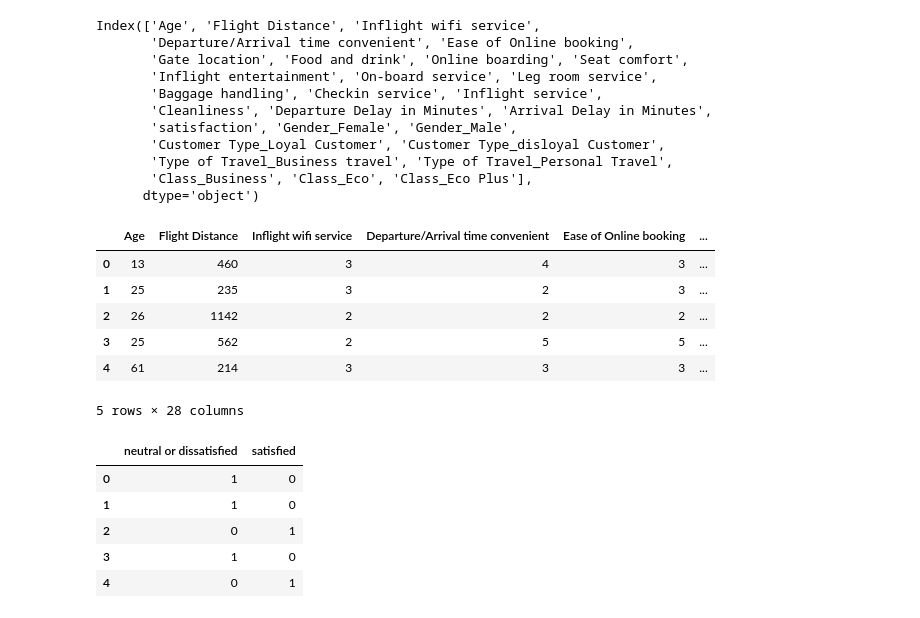
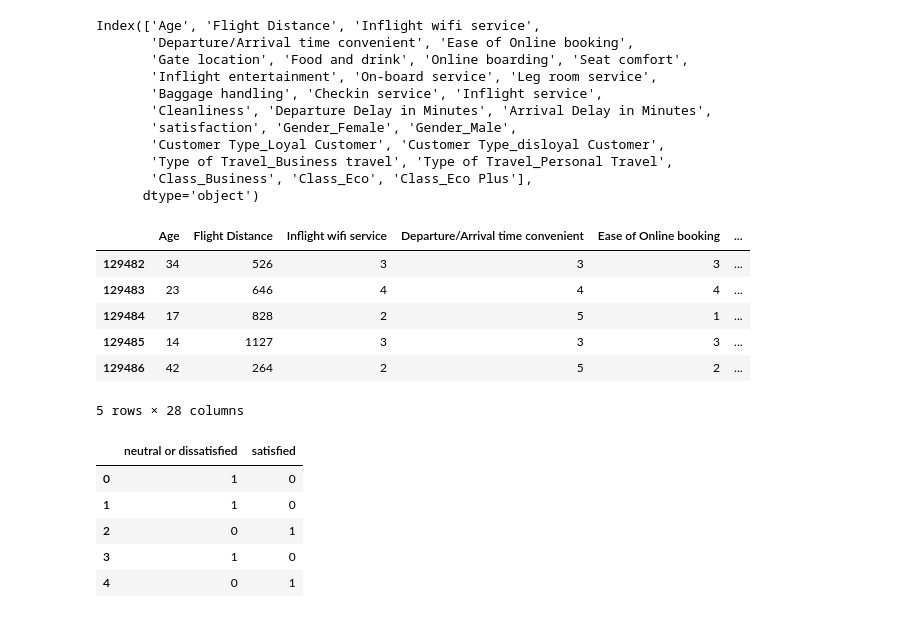
Before and after one commit to AnthonyCampbell208/SC22-BatchB-Frenzied-Physcists, a Jupyter notebook: final_project/model_training.ipynb, the cells around one changed output. Drawn from its saved outputs; the diff is of its cells as text; code cells hidden in the pictures.

```diff
--- a/final_project/model_training.ipynb
+++ b/final_project/model_training.ipynb
@@ -61,14 +65,14 @@ Index(['Age', 'Flight Distance', 'Inflight wifi service',
        'Class_Business', 'Class_Eco', 'Class_Eco Plus'],
       dtype='object')
 # %%
-airline_df.head()
+airline_df.tail()
 # %% [output]
 |  | Age | Flight Distance | Inflight wifi service | Departure/Arrival time convenient | Ease of Online booking | ... |
-| 0 | 13 | 460 | 3 | 4 | 3 | ... |
-| 1 | 25 | 235 | 3 | 2 | 3 | ... |
-| 2 | 26 | 1142 | 2 | 2 | 2 | ... |
-| 3 | 25 | 562 | 2 | 5 | 5 | ... |
-| 4 | 61 | 214 | 3 | 3 | 3 | ... |
+| 129482 | 34 | 526 | 3 | 3 | 3 | ... |
+| 129483 | 23 | 646 | 4 | 4 | 4 | ... |
+| 129484 | 17 | 828 | 2 | 5 | 1 | ... |
+| 129485 | 14 | 1127 | 3 | 3 | 3 | ... |
+| 129486 | 42 | 264 | 2 | 5 | 2 | ... |
 5 rows × 28 columns
 # %%
 dummies = pd.get_dummies(airline_df["satisfaction"])
```
Also changed, not shown: parts of 21 cells of this notebook, 6 other files.
